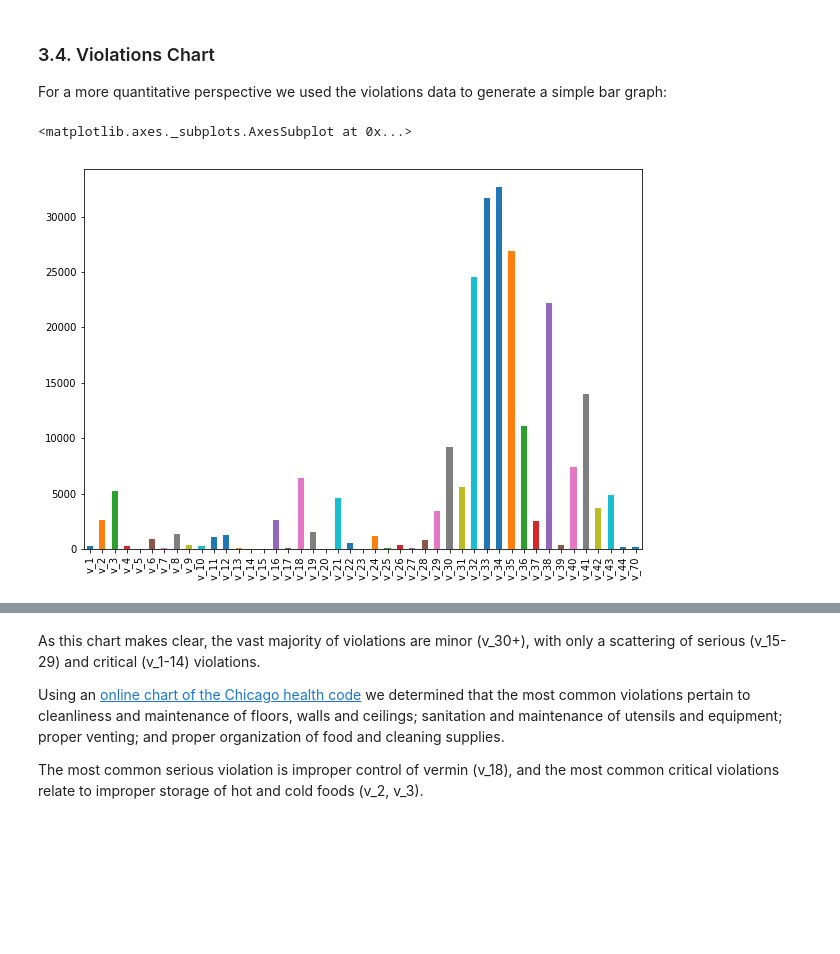
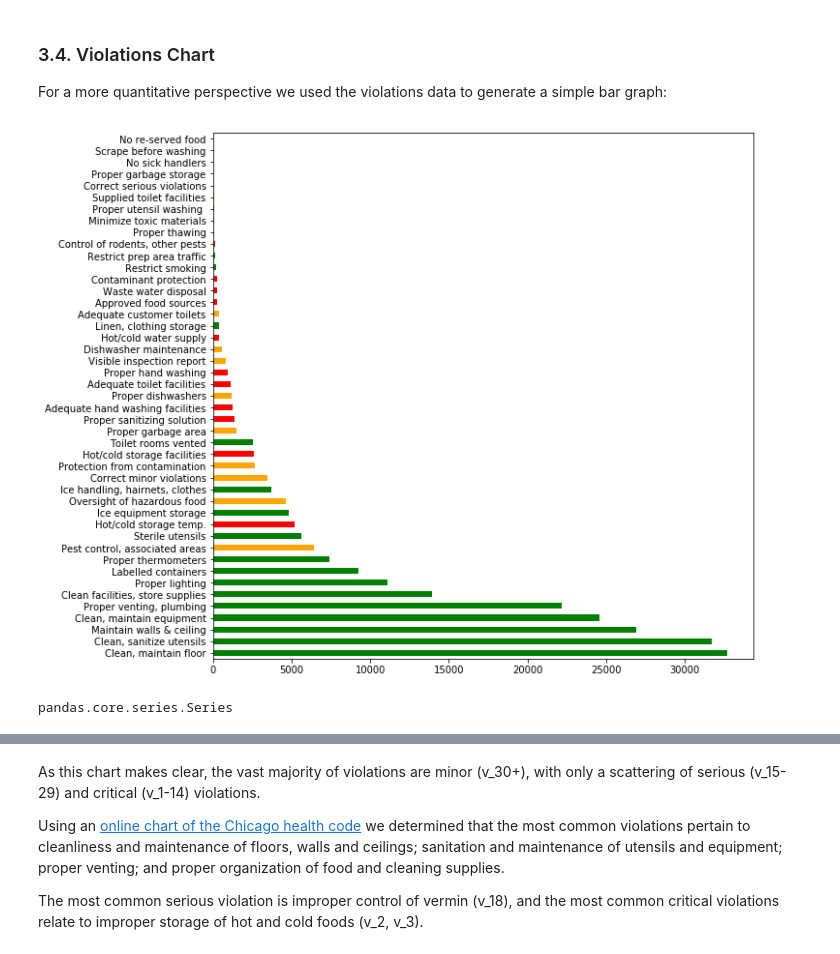
Before and after one commit to Sustainabilist/ChicagoDataAnalysis, a Jupyter notebook: REPORTS/publication_1_draft_1.ipynb, the cells around one changed output, grey strips where cells are left out. Saved outputs shown, nothing was run; the diff lists cells and outputs as text; code cells hidden in the pictures; blank space fills up the shorter version.

Commit message:
update violations chart

```diff
--- a/REPORTS/publication_1_draft_1.ipynb
+++ b/REPORTS/publication_1_draft_1.ipynb
@@ -293,11 +261,70 @@ Although qualitative the results point to maintenance, cleanliness, prep areas,
 ### 3.4. Violations Chart
 
 For a more quantitative perspective we used the violations data to generate a simple bar graph:
-# %%
-# Add up binary values for each violation column
-violation_sums = values.drop(columns="inspection_id").sum()
-
-violation_sums.plot(kind="bar", figsize=(10, 7))
-# %% [output]
-<matplotlib.axes._subplots.AxesSubplot at 0x...>
-[figure, removed]
+# %%
+# List violation descriptions
+descriptions = {
+    "v_1": "Approved food sources",
+    "v_2": "Hot/cold storage facilities",
+    "v_3": "Hot/cold storage temp.",
+    "v_4": "Contaminant protection",
+    "v_5": "No sick handlers",
+    "v_6": "Proper hand washing",
+    "v_7": "Proper utensil washing ",
+    "v_8": "Proper sanitizing solution",
+    "v_9": "Hot/cold water supply",
+    "v_10": "Waste water disposal",
+    "v_11": "Adequate toilet facilities",
+    "v_12": "Adequate hand washing facilities",
+    "v_13": "Control of rodents, other pests",
+    "v_14": "Correct serious violations",
+    "v_15": "No re-served food",
+    "v_16": "Protection from contamination",
+    "v_17": "Proper thawing",
+    "v_18": "Pest control, associated areas",
+    "v_19": "Proper garbage area",
+    "v_20": "Proper garbage storage",
+    "v_21": "Oversight of hazardous food",
+    "v_22": "Dishwasher maintenance",
+    "v_23": "Scrape before washing",
+    "v_24": "Proper dishwashers",
+    "v_25": "Minimize toxic materials",
+    "v_26": "Adequate customer toilets",
+    "v_27": "Supplied toilet facilities",
+    "v_28": "Visible inspection report",
+    "v_29": "Correct minor violations",
+    "v_30": "Labelled containers",
+    "v_31": "Sterile utensils",
+    "v_32": "Clean, maintain equipment",
+    "v_33": "Clean, sanitize utensils",
+    "v_34": "Clean, maintain floor",
+    "v_35": "Maintain walls & ceiling",
+    "v_36": "Proper lighting",
+    "v_37": "Toilet rooms vented",
+    "v_38": "Proper venting, plumbing",
+    "v_39": "Linen, clothing storage",
+    "v_40": "Proper thermometers",
+    "v_41": "Clean facilities, store supplies",
+    "v_42": "Ice handling, hairnets, clothes",
+    "v_43": "Ice equipment storage",
+    "v_44": "Restrict prep area traffic",
+    "v_70": "Restrict smoking"
+}
+
+# Rename with descriptions, sum binary values for each violation
+sums = values.drop(columns=["inspection_id"]).rename(columns=descriptions).sum()
+
+# Generate color list
+colors = ["red"] * 15 + ["orange"] * 14 + ["green"] * 16
+
+# Sort sums and colors by sum value
+sum_data = pd.DataFrame({"sums": sums, "colors": colors}).sort_values("sums")
+
+# Plot bar chart
+sum_data.sums.plot(kind="barh", figsize=(10, 10), color=sum_data.colors).invert_yaxis()
+# %% [output]
+[figure, added]
+# %%
+type(violation_sums)
+# %% [output]
+pandas.core.series.Series
```
Also changed, not shown: parts of 9 cells of this notebook.
